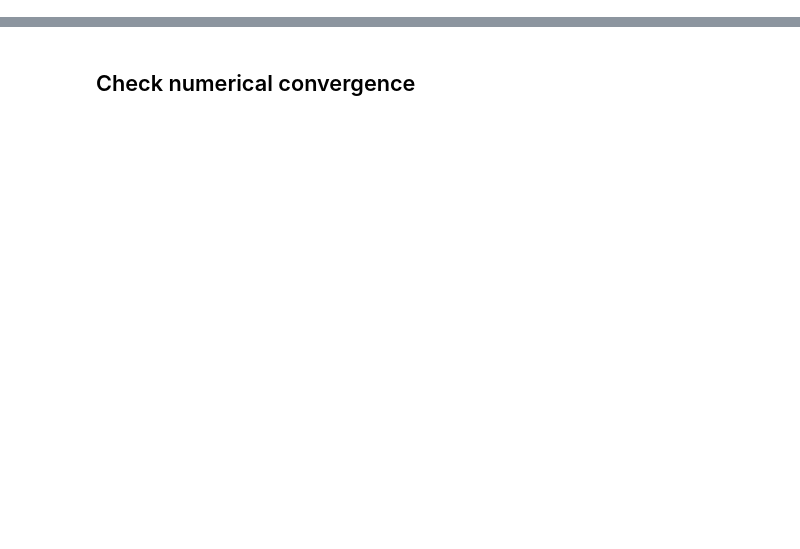
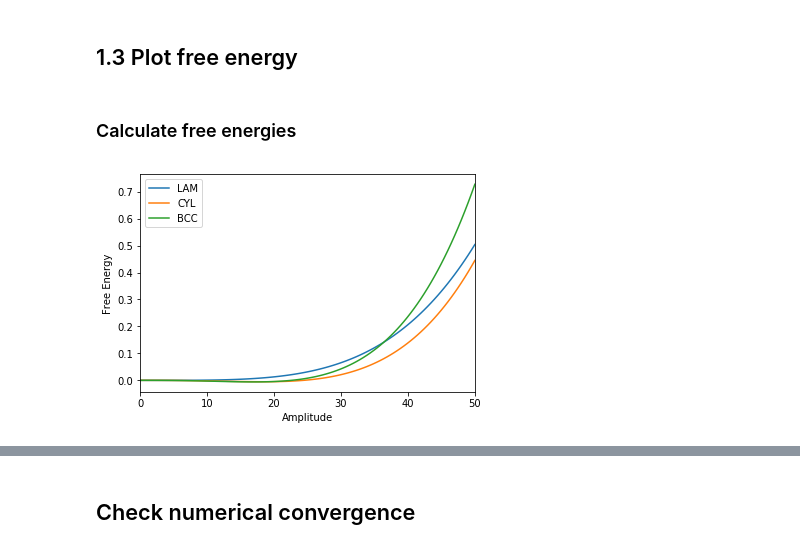
Before and after one commit to qmacAstanford/MultiPointCalculation, a Jupyter notebook: TestGAMcalc.ipynb, the cells around one changed output, grey strips where cells are left out. Cells and saved outputs as stored; diff of their text form; code cells hidden in the pictures; blank space fills up the shorter version.

```diff
--- a/TestGAMcalc.ipynb
+++ b/TestGAMcalc.ipynb
@@ -63,0 +129,10 @@ def set4Ks4(K):
+# %%
+N=10
+FA=0.2
+
+pset=propagator.prop_set(nlam=1)
+KV = np.logspace(-1,3,100)
+gam3 = np.zeros((len(KV), 1),dtype=type(1+1j))
+for i, K in enumerate(KV):
+    Ks = set3Ks(K)
+    gam3[i] = gamma3(pset, N, FA, Ks)
@@ -160,3 +257,5 @@ plt.axis([.3,.5,100,500])
 plt.box
 plt.legend(loc=1)
 plt.show()
+# %% [markdown]
+## 1.3 Plot free energy
@@ -162,0 +286,31 @@ plt.show()
+# %% [markdown]
+### Calculate free energies
+# %%
+N = 100
+FA = 0.3
+
+pset=propagator.prop_set(nlam=5)
+wigset = wd.wigner_d_vals()
+Ks = spinodal(pset, N, FA)
+
+# calculate vertices
+gam3 = gamma3(pset, N, FA, set3Ks(Ks)).real
+gam41 = gamma4(pset, wigset, N, FA, set4Ks1(Ks)).real
+gam42 = gamma4(pset, wigset, N, FA, set4Ks2(Ks)).real
+gam43 = gamma4(pset, wigset, N, FA, set4Ks3(Ks)).real
+gam44 = gamma4(pset, wigset, N, FA, set4Ks4(Ks)).real
+# %%
+CHI = 0/N
+AV = np.linspace(0, 50, 100)
+
+plt.plot(AV, FE1(AV, CHI, gam41), label='LAM')
+plt.plot(AV, FE3(AV, CHI, gam3, gam41, gam42), label='CYL')
+plt.plot(AV, FE6(AV, CHI, gam3, gam41, gam42, gam43, gam44), label='BCC')
+plt.xlabel('Amplitude')
+plt.ylabel('Free Energy')
+plt.legend()
+# plt.axis([0,50,-0.1,0.2])
+plt.xlim([0,50])
+plt.show()
+# %% [output]
+[figure, added]
```
Also changed, not shown: parts of 95 cells of this notebook.
